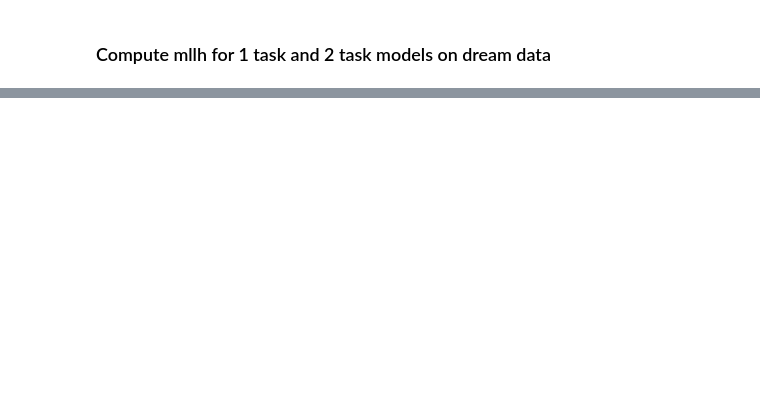
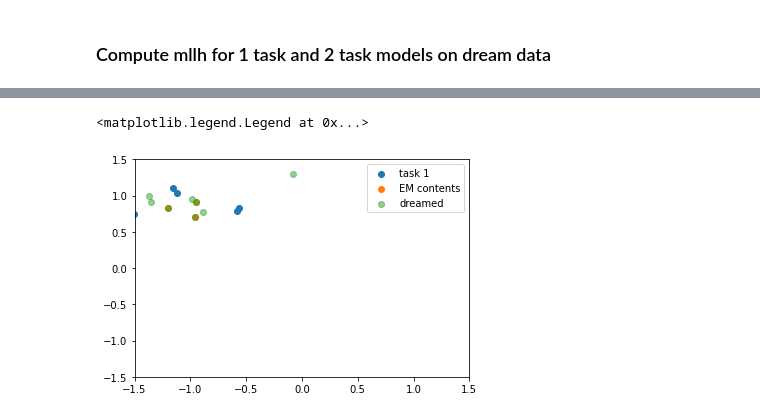
Before and after one commit to CSNLWigner/Continual-learning-with-structure-learning, a Jupyter notebook: dream_data_test.ipynb, the cells around one changed output, grey strips where cells are left out. Drawn from its saved outputs; the diff is of its cells as text; code cells hidden in the pictures; blank space fills up the shorter version.

```diff
--- a/dream_data_test.ipynb
+++ b/dream_data_test.ipynb
@@ -335,11 +371,16 @@ plt.scatter(points['z'].T[0],points['z'].T[1])
 # %%
 points = data_x
 plt.scatter(points['z'].T[0],points['z'].T[1])
+plt.xlim([-1.5,1.5])
+plt.ylim([-1.5,1.5])
 
 points = data_EM
 plt.scatter(points['z'].T[0],points['z'].T[1])
 
 points = dreams[0]
 plt.scatter(points['z'].T[0],points['z'].T[1],alpha = 0.5)
 
 plt.legend(["task 1", "EM contents", "dreamed"])
+# %% [output]
+<matplotlib.legend.Legend at 0x...>
+[figure, added]
```
Also changed, not shown: parts of 10 cells of this notebook, 1 other file.
